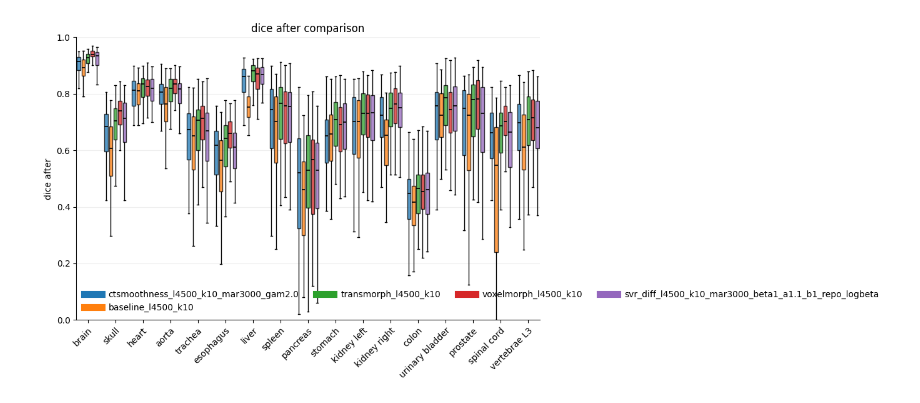
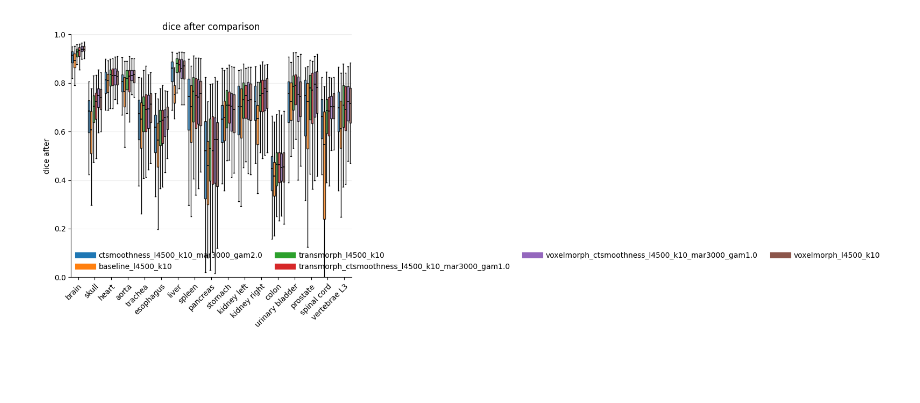
Before and after one commit to XiangcenWu/psma_gen, a Jupyter notebook: Registration/read_inference/read_inference_results.ipynb, the cells around one changed output. Cells and saved outputs as stored; diff of their text form; code cells hidden in the pictures; blank space fills up the shorter version.

```diff
--- a/Registration/read_inference/read_inference_results.ipynb
+++ b/Registration/read_inference/read_inference_results.ipynb
@@ -30,8 +30,10 @@ TXT_FILES = [
     "/share/home/xcwu/pet_reg_results/ctsmoothness_l4500_k10_mar3000_gam2.0.txt",
     "/share/home/xcwu/pet_reg_results/baseline_l4500_k10.txt",
     "/share/home/xcwu/pet_reg_results/transmorph_l4500_k10.txt",
+    "/share/home/xcwu/pet_reg_results/transmorph_ctsmoothness_l4500_k10_mar3000_gam1.0.txt",
+    # "/share/home/xcwu/pet_reg_results/svr_diff_l4500_k10_mar3000_beta1_a1.1_b1_repo_logbeta.txt",
+    "/share/home/xcwu/pet_reg_results/voxelmorph_ctsmoothness_l4500_k10_mar3000_gam1.0.txt",
     "/share/home/xcwu/pet_reg_results/voxelmorph_l4500_k10.txt",
-    "/share/home/xcwu/pet_reg_results/svr_diff_l4500_k10_mar3000_beta1_a1.1_b1_repo_logbeta.txt"
 
 ]
 
@@ -286,31 +288,31 @@ def plot_boxplots_from_txt_files(
         show_fliers=show_fliers,
     )
 
     if output:
         fig.savefig(output, dpi=300, bbox_inches="tight")
         print(f"Saved figure to {output}")
 
     plt.show()
     return fig
 
 
 def main():
     if not TXT_FILES:
         raise ValueError("Please fill TXT_FILES with one or more result txt paths.")
 
     plot_boxplots_from_txt_files(
         TXT_FILES,
         labels=LABELS,
         metric=METRIC,
         organs=ORGANS,
         use_horizontal=USE_HORIZONTAL,
         show_fliers=SHOW_FLIERS,
         title=TITLE,
         output=OUTPUT,
     )
 
 
 if __name__ == "__main__":
     main()
 # %% [output]
-[figure, old version]
+[figure, new version]
```
Also changed, not shown: 7 other files.
